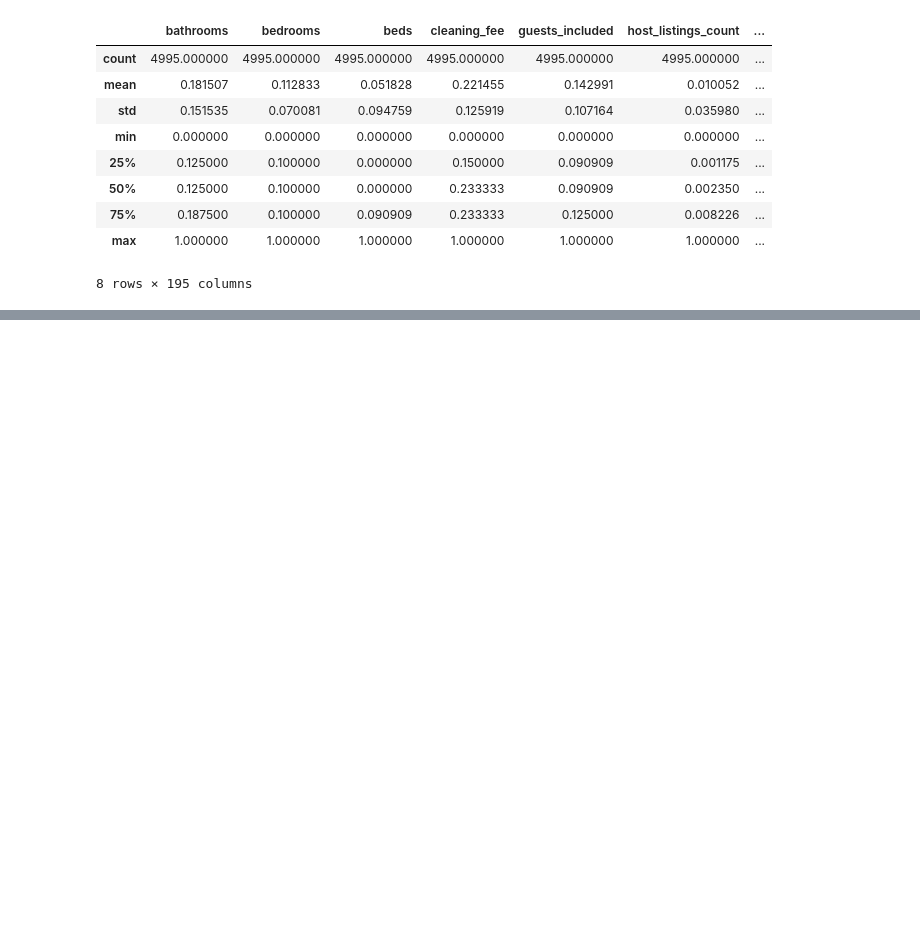
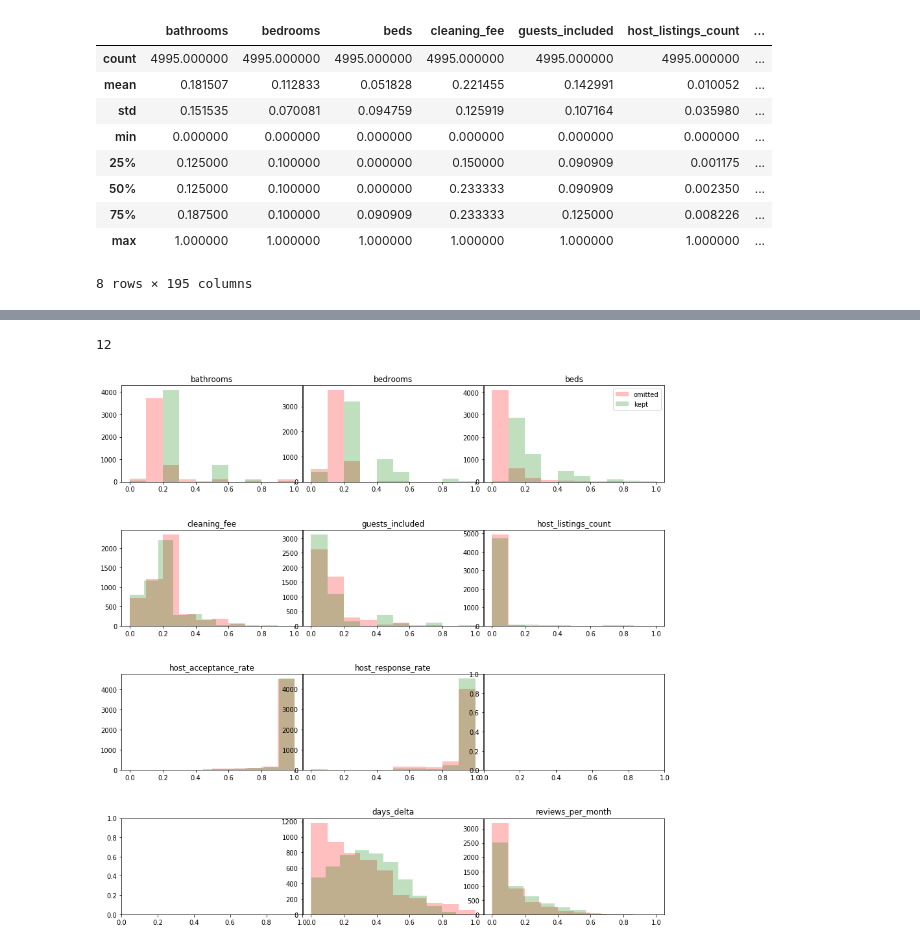
Before and after one commit to jhabib/w210, a Jupyter notebook: analyze_omitted_data.ipynb, the cells around one changed output, grey strips where cells are left out. Saved outputs shown, nothing was run; the diff lists cells and outputs as text; code cells hidden in the pictures; blank space fills up the shorter version.

Commit message:
added EDA for omitted variables

```diff
--- a/analyze_omitted_data.ipynb
+++ b/analyze_omitted_data.ipynb
@@ -44,12 +44,3 @@ X.describe()
 | 75% | 0.187500 | 0.100000 | 0.090909 | 0.233333 | 0.125000 | 0.008226 | ... |
 | max | 1.000000 | 1.000000 | 1.000000 | 1.000000 | 1.000000 | 1.000000 | ... |
 8 rows × 195 columns
-# %%
-for c in X.columns:
-    try:
-        plt.hist(X[c])
-    except Exception as e:
-        pass
-    else:
-        plt.title(c)
-        plt.show()
@@ -69,0 +47,6 @@ for c in X.columns:
+# %%
+keep = pd.read_csv('./data/fin_comb_train_deps.csv', encoding='utf8')
+keep = keep.append(pd.read_csv('./data/fin_comb_test_deps.csv', encoding='utf8'))
+keep = keep.drop('Unnamed: 0', axis=1)
+keeps = keep.sample(4995)
+keeps.describe()
@@ -69,0 +64,30 @@ for c in X.columns:
+# %%
+num_cols = pd.read_csv('./data/numeric_columns.csv')
+num_cols = num_cols.drop('Unnamed: 0', axis=1)
+num_cols = num_cols.columns
+print len(num_cols)
+# %% [output]
+12
+# %%
+
+
+fig, axs = plt.subplots(4,3, figsize=(15, 15), facecolor='w', edgecolor='k')
+fig.subplots_adjust(hspace = .5, wspace=.001)
+
+axs = axs.ravel()
+
+
+for ax, c in zip(axs, num_cols):
+    try:
+        ax.hist(X[c], color='r', alpha=0.25, label='omitted')
+        ax.hist(keeps[c], color='g', alpha=0.25, label='kept')
+        ax.set_title(c)
+        ax.legend
+    except Exception as e:
+        pass
+    else:
+        pass
+axs[2].legend(loc='upper right')
+plt.show()
+# %% [output]
+[figure, added]
```
Also changed, not shown: parts of 4 cells of this notebook.
